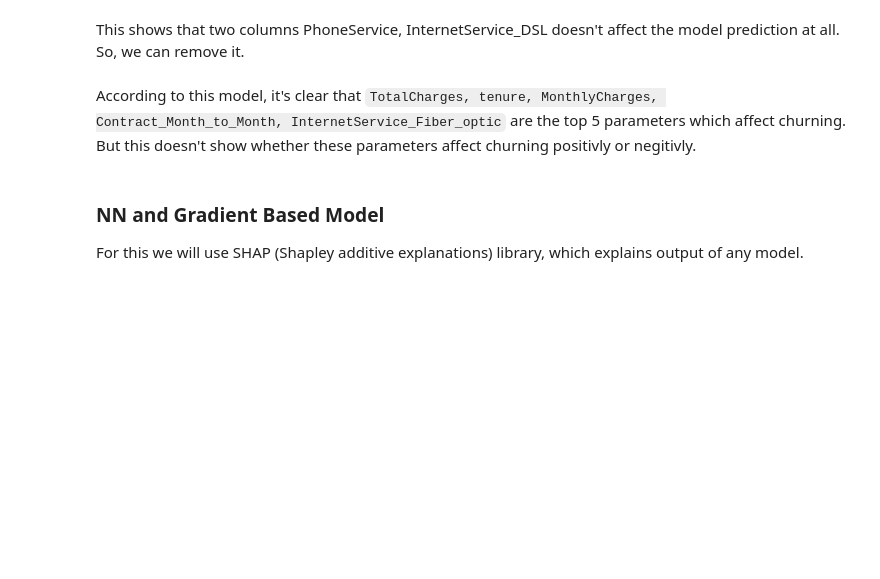
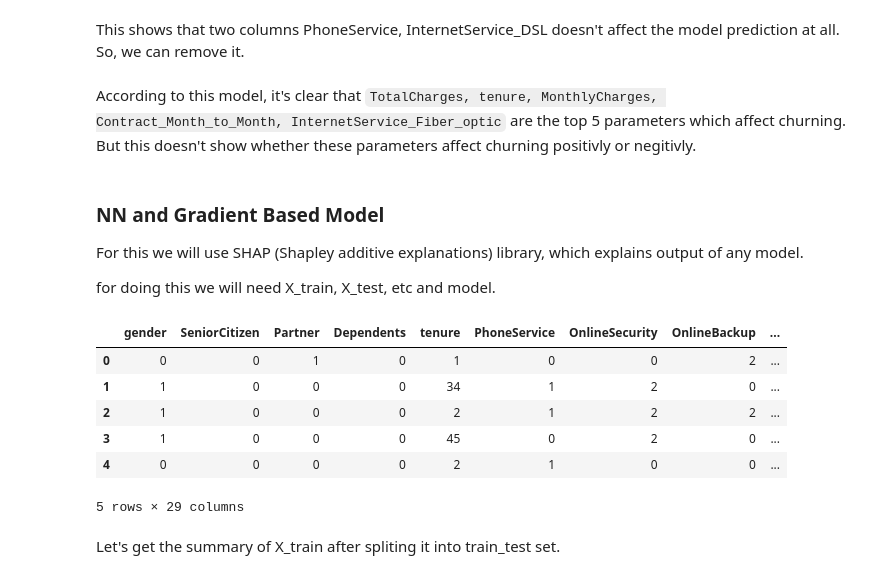
Before and after one commit to bedead/InnoByte-ML-Internship, a Jupyter notebook: Notebooks/Model_interpretation.ipynb, the cells around one changed output. Cells and saved outputs as stored; diff of their text form; code cells hidden in the pictures; blank space fills up the shorter version.

```diff
--- a/Notebooks/Model_interpretation.ipynb
+++ b/Notebooks/Model_interpretation.ipynb
@@ -94,4 +97,6 @@ According to this model, it's clear that `TotalCharges, tenure, MonthlyCharges,
 ### NN and Gradient Based Model
 
 For this we will use SHAP (Shapley additive explanations) library, which explains output of any model.
+
+for doing this we will need X_train, X_test, etc and model.
 # %%
@@ -98,0 +104,15 @@ import snap
+# %%
+df = pd.read_csv("../Data/ML Dataset after transformtion.csv").drop(
+    "Unnamed: 0", axis=1
+)
+df.head()
+# %% [output]
+|  | gender | SeniorCitizen | Partner | Dependents | tenure | PhoneService | OnlineSecurity | OnlineBackup | ... |
+| 0 | 0 | 0 | 1 | 0 | 1 | 0 | 0 | 2 | ... |
+| 1 | 1 | 0 | 0 | 0 | 34 | 1 | 2 | 0 | ... |
+| 2 | 1 | 0 | 0 | 0 | 2 | 1 | 2 | 2 | ... |
+| 3 | 1 | 0 | 0 | 0 | 45 | 0 | 2 | 0 | ... |
+| 4 | 0 | 0 | 0 | 0 | 2 | 1 | 0 | 0 | ... |
+5 rows × 29 columns
+# %% [markdown]
+Let's get the summary of X_train after spliting it into train_test set.
```
Also changed, not shown: parts of 8 cells of this notebook.
